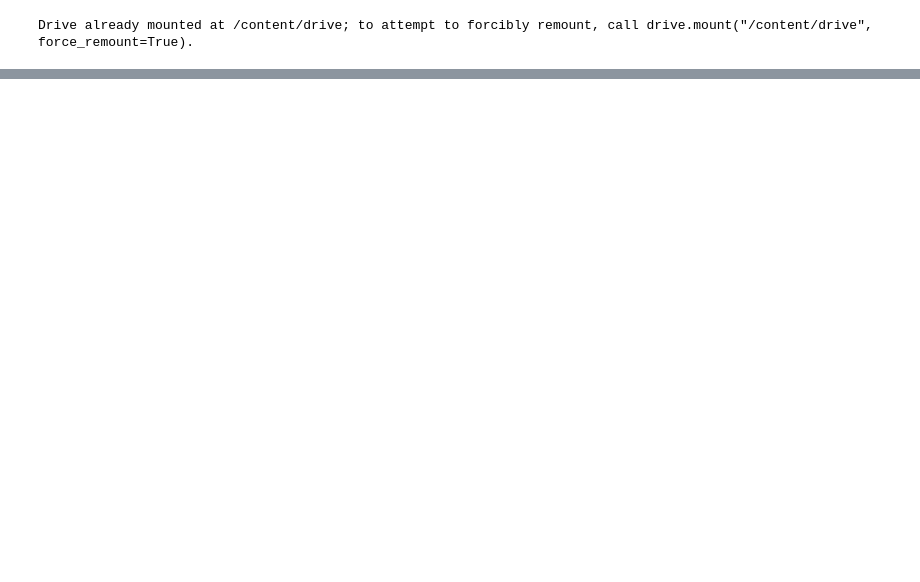
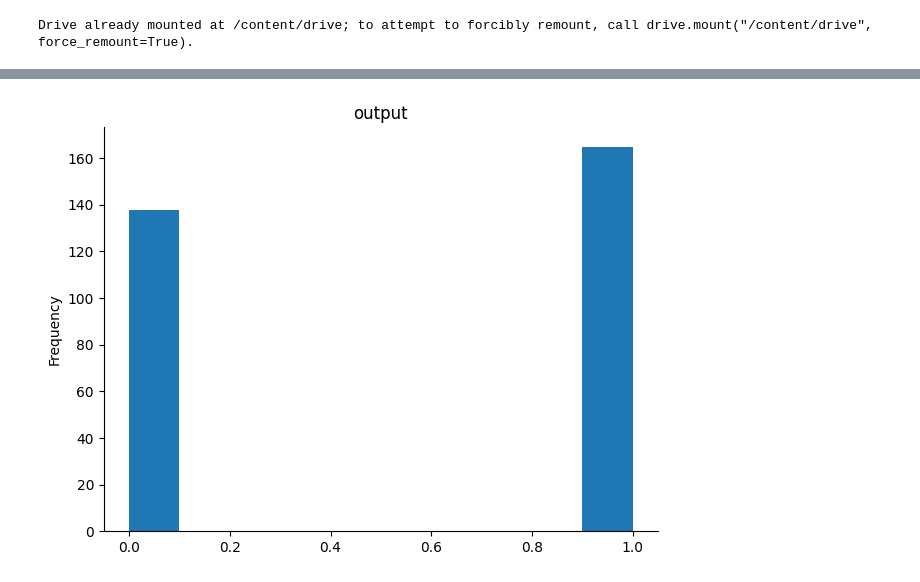
Before and after one commit to Kai-Al/Clasificaci-n-de-la-probabilidad-de-ocurrencia-de-ataque-cardiaco, a Jupyter notebook: RNA.ipynb, the cells around one changed output, grey strips where cells are left out. Saved outputs shown, nothing was run; the diff lists cells and outputs as text; code cells hidden in the pictures; blank space fills up the shorter version.

```diff
--- a/RNA.ipynb
+++ b/RNA.ipynb
@@ -18 +47,10 @@ data10 = data.drop(df_copy.index)
+# %%
+
+data['output'].plot(kind='hist', title='output')
+plt.gca().spines[['top', 'right',]].set_visible(False)
+plt.tight_layout()
+
+#split stratyfile-->desvalance
+# %% [output]
+[figure, added]
 # %%
```
Also changed, not shown: parts of 24 cells of this notebook.
